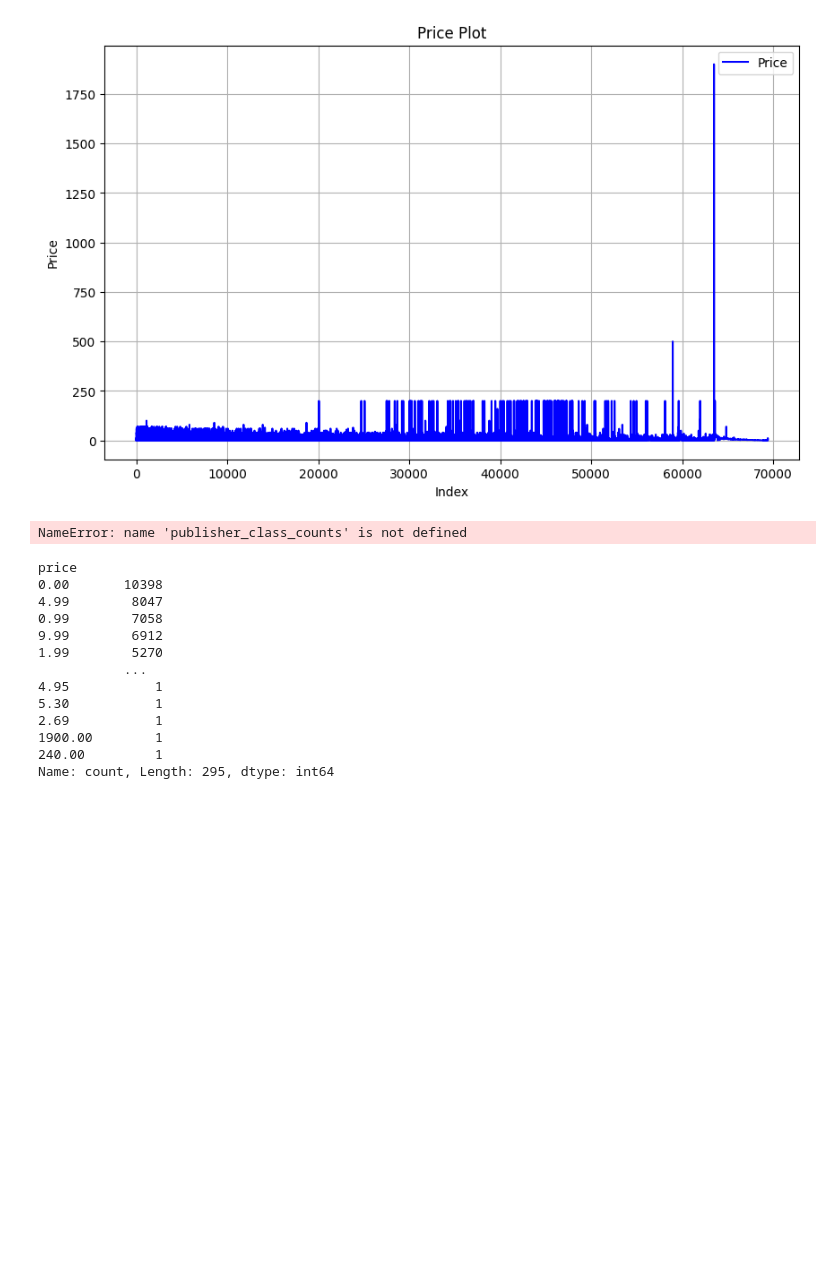
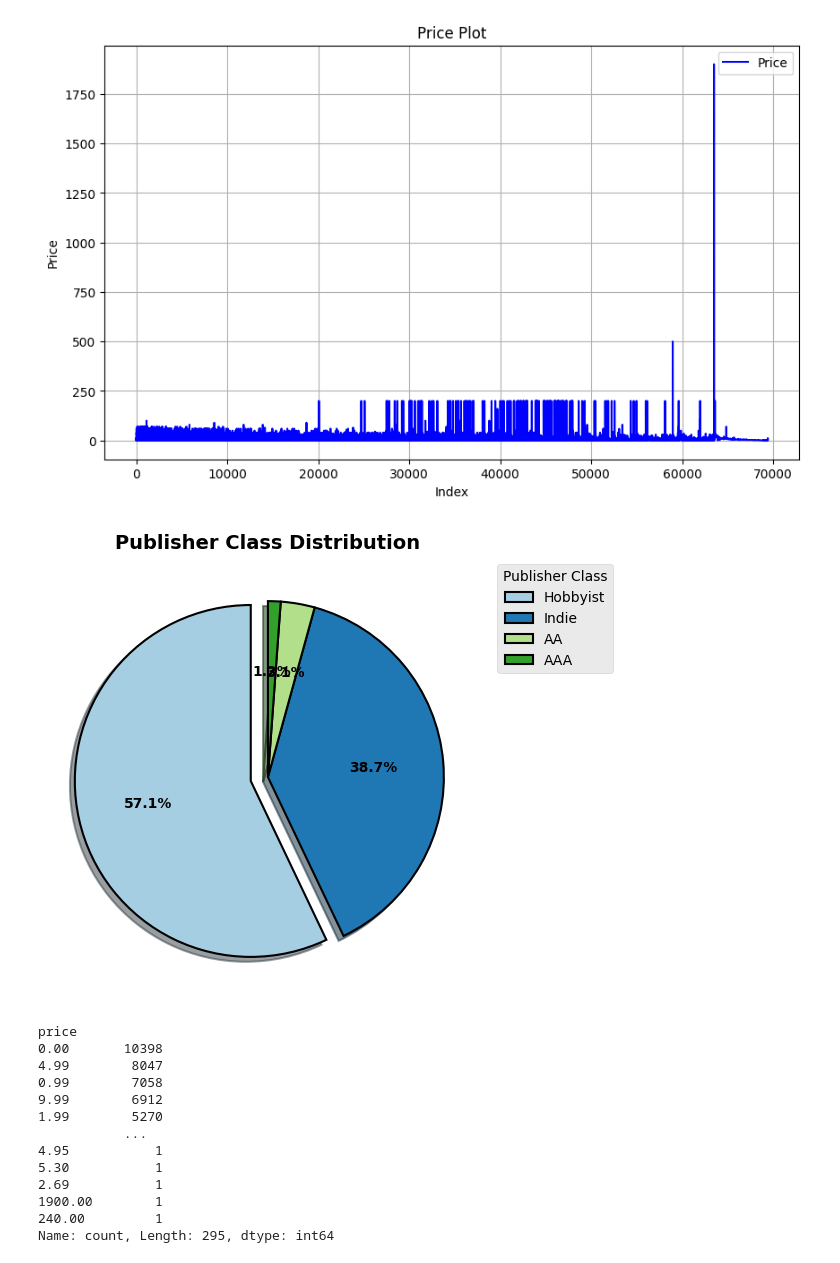
Before and after one commit to ahany42/SteamGamesPredictions, a Jupyter notebook: notebook.ipynb, the cells around one changed output. Saved outputs shown, nothing was run; the diff lists cells and outputs as text; code cells hidden in the pictures; blank space fills up the shorter version.

```diff
--- a/notebook.ipynb
+++ b/notebook.ipynb
@@ -101,27 +166,28 @@ plt.show()
 [figure]
 # %%
 plt.style.use("ggplot")
+publisher_class_counts = df['publisherClass'].value_counts()
 explode = [0.1 if i == 0 else 0 for i in range(len(publisher_class_counts))]
 
 plt.figure(figsize=(6, 6))
 patches, texts, autotexts = plt.pie(
     publisher_class_counts,
     labels=None,
     autopct='%1.1f%%',
     startangle=90,
     textprops={"fontweight": "bold"},
     explode=explode,
     shadow=True,
     wedgeprops={'edgecolor': 'black', 'linewidth': 1.5},
     colors=plt.cm.Paired.colors
 )
 
 plt.legend(patches, publisher_class_counts.index, loc='upper right', bbox_to_anchor=(1.3, 1), title="Publisher Class")
 plt.title('Publisher Class Distribution', fontsize=14, fontweight='bold')
 plt.tight_layout()
 plt.show()
 # %% [output]
-NameError: name 'publisher_class_counts' is not defined
+[figure, added]
 # %%
 df['price'].value_counts()
 # %% [output]
```
Also changed, not shown: parts of 24 cells of this notebook.
